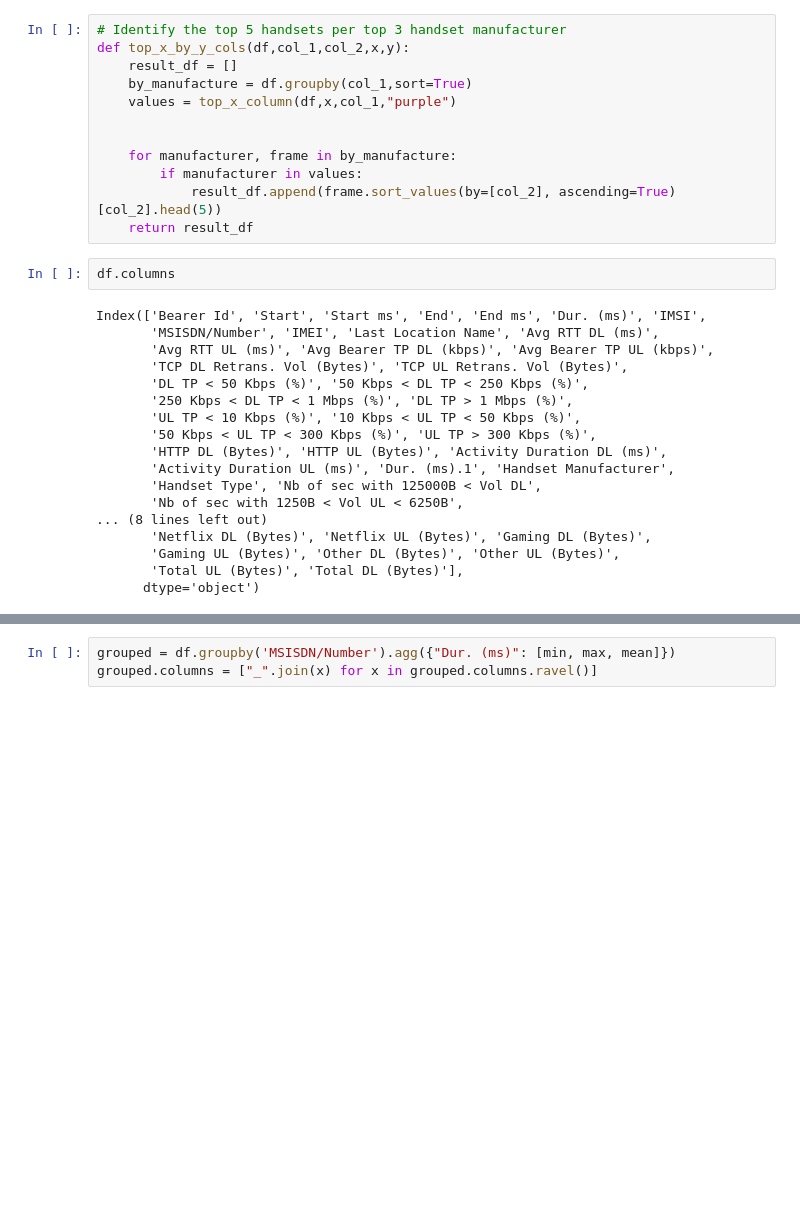
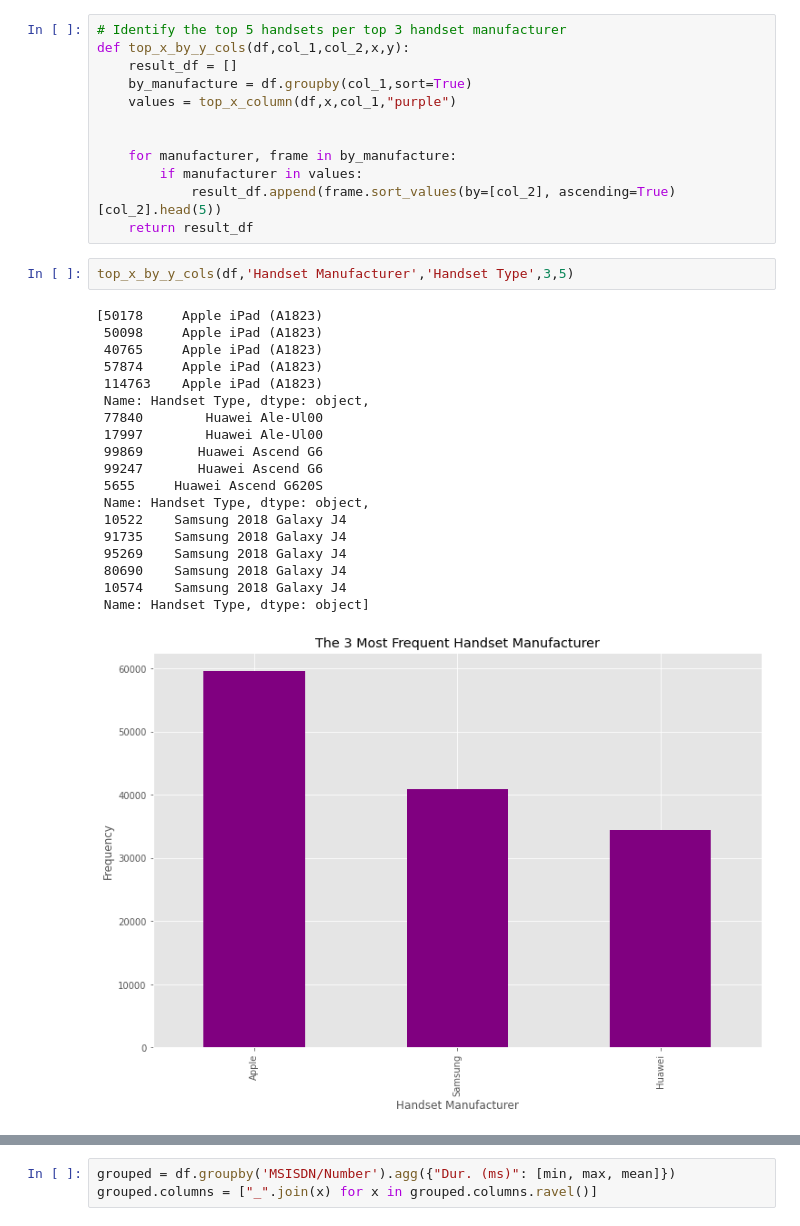
Before and after one commit to tutorialcreation/TelComChallenge, a Jupyter notebook: notebooks/Analysis.ipynb, the cells around one changed output, grey strips where cells are left out. Saved outputs shown, nothing was run; the diff lists cells and outputs as text; blank space fills up the shorter version.

```diff
--- a/notebooks/Analysis.ipynb
+++ b/notebooks/Analysis.ipynb
@@ -222,25 +222,27 @@ def top_x_by_y_cols(df,col_1,col_2,x,y):
             result_df.append(frame.sort_values(by=[col_2], ascending=True)[col_2].head(5))
     return result_df
 # %%
-df.columns
+top_x_by_y_cols(df,'Handset Manufacturer','Handset Type',3,5)
 # %% [output]
-Index(['Bearer Id', 'Start', 'Start ms', 'End', 'End ms', 'Dur. (ms)', 'IMSI',
-       'MSISDN/Number', 'IMEI', 'Last Location Name', 'Avg RTT DL (ms)',
-       'Avg RTT UL (ms)', 'Avg Bearer TP DL (kbps)', 'Avg Bearer TP UL (kbps)',
-       'TCP DL Retrans. Vol (Bytes)', 'TCP UL Retrans. Vol (Bytes)',
-       'DL TP < 50 Kbps (%)', '50 Kbps < DL TP < 250 Kbps (%)',
-       '250 Kbps < DL TP < 1 Mbps (%)', 'DL TP > 1 Mbps (%)',
-       'UL TP < 10 Kbps (%)', '10 Kbps < UL TP < 50 Kbps (%)',
-       '50 Kbps < UL TP < 300 Kbps (%)', 'UL TP > 300 Kbps (%)',
-       'HTTP DL (Bytes)', 'HTTP UL (Bytes)', 'Activity Duration DL (ms)',
-       'Activity Duration UL (ms)', 'Dur. (ms).1', 'Handset Manufacturer',
-       'Handset Type', 'Nb of sec with 125000B < Vol DL',
-       'Nb of sec with 1250B < Vol UL < 6250B',
-... (8 lines left out)
-       'Netflix DL (Bytes)', 'Netflix UL (Bytes)', 'Gaming DL (Bytes)',
-       'Gaming UL (Bytes)', 'Other DL (Bytes)', 'Other UL (Bytes)',
-       'Total UL (Bytes)', 'Total DL (Bytes)'],
-      dtype='object')
+[50178     Apple iPad (A1823)
+ 50098     Apple iPad (A1823)
+ 40765     Apple iPad (A1823)
+ 57874     Apple iPad (A1823)
+ 114763    Apple iPad (A1823)
+ Name: Handset Type, dtype: object,
+ 77840        Huawei Ale-Ul00
+ 17997        Huawei Ale-Ul00
+ 99869       Huawei Ascend G6
+ 99247       Huawei Ascend G6
+ 5655     Huawei Ascend G620S
+ Name: Handset Type, dtype: object,
+ 10522    Samsung 2018 Galaxy J4
+ 91735    Samsung 2018 Galaxy J4
+ 95269    Samsung 2018 Galaxy J4
+ 80690    Samsung 2018 Galaxy J4
+ 10574    Samsung 2018 Galaxy J4
+ Name: Handset Type, dtype: object]
+[figure, added]
 # %%
 # Aggregation per user the following information in the column
 # number of xDR sessions
```
Also changed, not shown: parts of 27 cells of this notebook.
